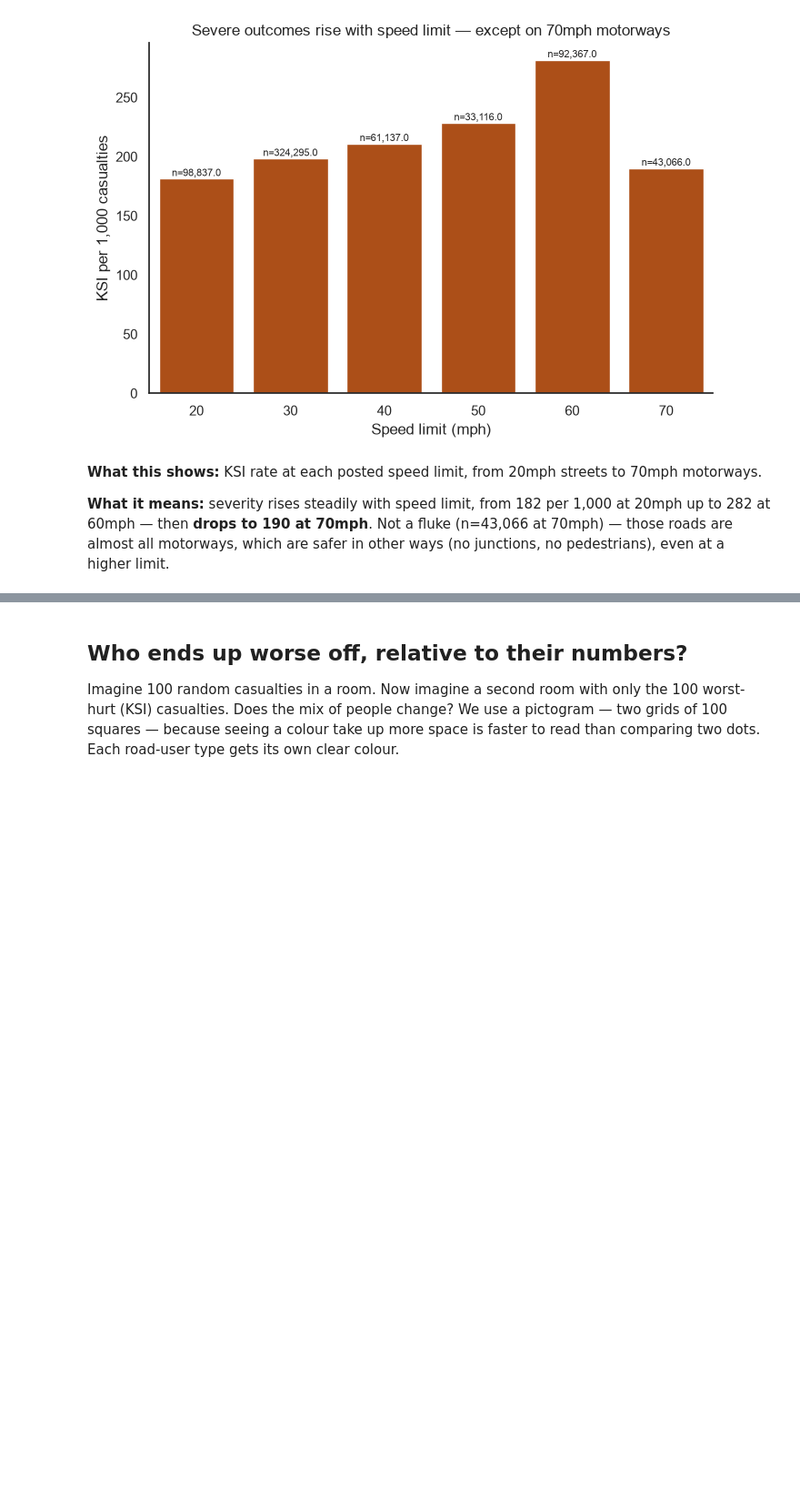
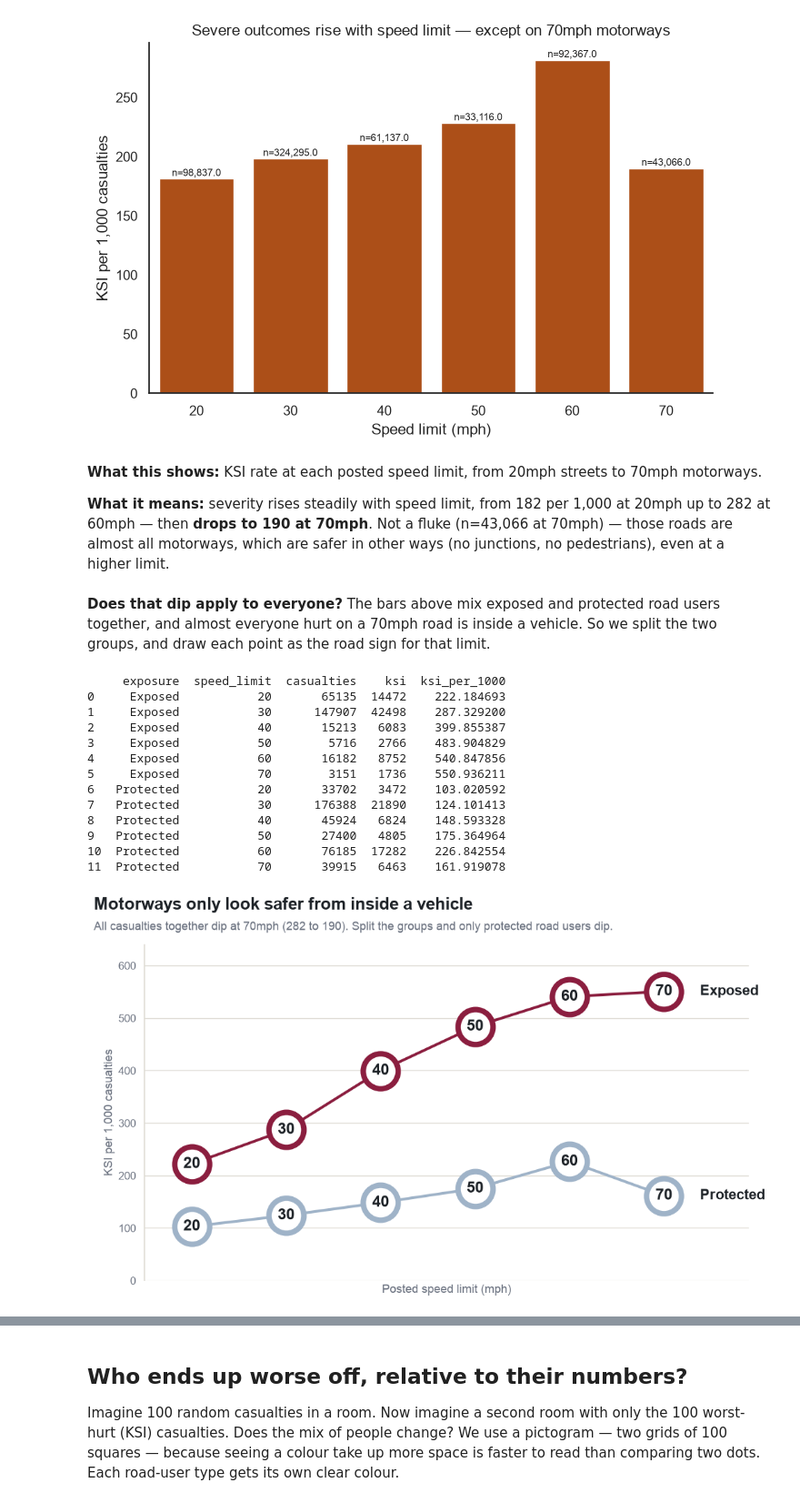
Before and after one commit to hrshankar2002/Data-Vis-Proj, a Jupyter notebook: road_crash_analysis.ipynb, the cells around one changed output, grey strips where cells are left out. Shown at 91% size. Cells and saved outputs as stored; diff of their text form; code cells hidden in the pictures; blank space fills up the shorter version.

```diff
--- a/road_crash_analysis.ipynb
+++ b/road_crash_analysis.ipynb
@@ -621,3 +760,57 @@ plt.show()
 **What this shows:** KSI rate at each posted speed limit, from 20mph streets to 70mph motorways.
 
 **What it means:** severity rises steadily with speed limit, from 182 per 1,000 at 20mph up to 282 at 60mph — then **drops to 190 at 70mph**. Not a fluke (n=43,066 at 70mph) — those roads are almost all motorways, which are safer in other ways (no junctions, no pedestrians), even at a higher limit.
+# %% [markdown]
+**Does that dip apply to everyone?** The bars above mix exposed and protected road users together, and almost everyone hurt on a 70mph road is inside a vehicle. So we split the two groups, and draw each point as the road sign for that limit.
+# %%
+speed_split = (
+    joined[joined["speed_limit"].isin(speed["speed_limit"])]
+    .groupby(["exposure", "speed_limit"])
+    .agg(casualties=("ksi", "size"), ksi=("ksi", "sum"))
+    .reset_index()
+)
+speed_split = speed_split[speed_split["casualties"] >= 200]
+speed_split["ksi_per_1000"] = 1000 * speed_split["ksi"] / speed_split["casualties"]
+print(speed_split)
+
+with plt.rc_context(VIDEO_RC):
+    fig, ax = plt.subplots(figsize=VIDEO_FIG)
+    for group, colour in [("Exposed", EXPOSED_COLOUR), ("Protected", PROTECTED_COLOUR)]:
+        rows = speed_split[speed_split["exposure"] == group]
+        ax.plot(rows["speed_limit"], rows["ksi_per_1000"], color=colour, linewidth=3, zorder=1)
+        # each marker is the road sign for that limit
+        ax.scatter(rows["speed_limit"], rows["ksi_per_1000"], s=1500, facecolor="white", edgecolor=colour, linewidth=6, zorder=2)
+        for row in rows.itertuples():
+            ax.text(row.speed_limit, row.ksi_per_1000, f"{row.speed_limit:.0f}", ha="center", va="center",
+                    fontsize=17, fontweight="bold", zorder=3)
+        last = rows.iloc[-1]
+        ax.annotate(group, (last["speed_limit"], last["ksi_per_1000"]), textcoords="offset points", xytext=(40, 0),
+                    va="center", fontsize=16, fontweight="bold")
+
+    ax.set_xlim(15, 79)
+    ax.set_ylim(0, 640)
+    ax.set_xticks([])
+    ax.set_xlabel("Posted speed limit (mph)")
+    ax.set_ylabel("KSI per 1,000 casualties")
+    ax.grid(axis="y", color=RULE, linewidth=1)
+    ax.set_axisbelow(True)
+    sns.despine(bottom=True)
+    headline(fig, "Motorways only look safer from inside a vehicle",
+             "All casualties together dip at 70mph (282 to 190). Split the groups and only protected road users dip.")
+    save(fig, "04_speed_signs.png")
+    plt.show()
+# %% [output]
+     exposure  speed_limit  casualties    ksi  ksi_per_1000
+0     Exposed           20       65135  14472    222.184693
+1     Exposed           30      147907  42498    287.329200
+2     Exposed           40       15213   6083    399.855387
+3     Exposed           50        5716   2766    483.904829
+4     Exposed           60       16182   8752    540.847856
+5     Exposed           70        3151   1736    550.936211
+6   Protected           20       33702   3472    103.020592
+7   Protected           30      176388  21890    124.101413
+8   Protected           40       45924   6824    148.593328
+9   Protected           50       27400   4805    175.364964
+10  Protected           60       76185  17282    226.842554
+11  Protected           70       39915   6463    161.919078
+[figure, added]
```
Also changed, not shown: parts of 15 cells of this notebook, 1 other file.
